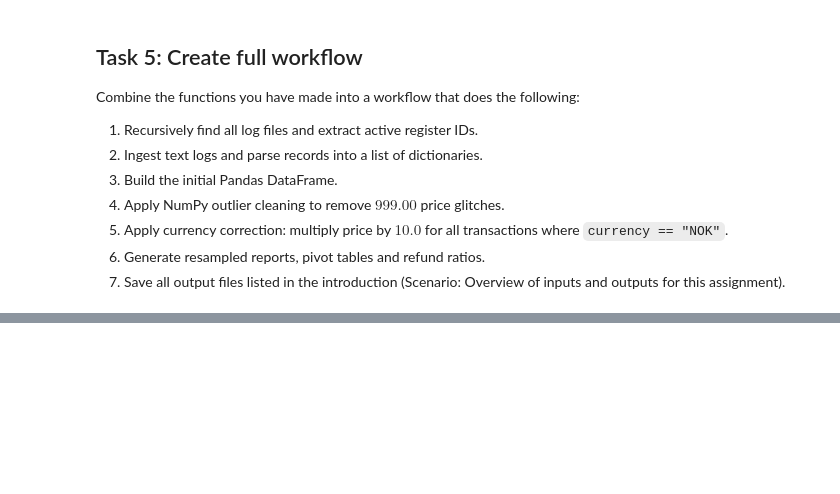
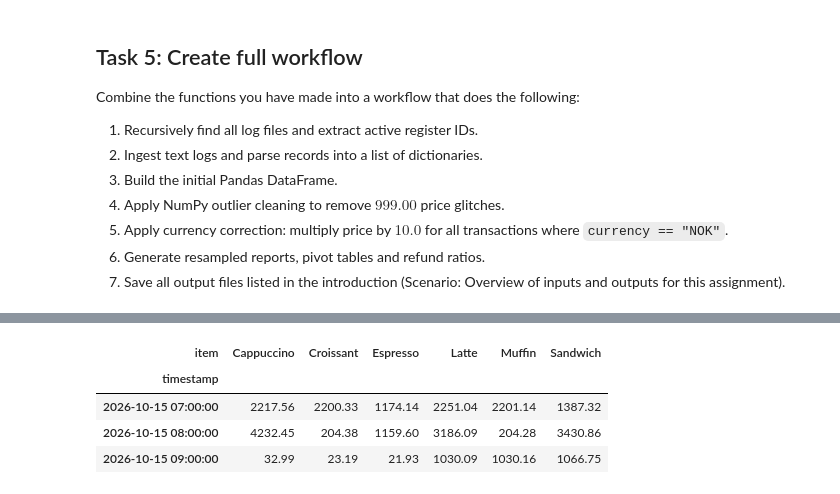
Before and after one commit to Mehdihey/-inf201-deliverable2, a Jupyter notebook: deliverable_2.ipynb, the cells around one changed output, grey strips where cells are left out. Cells and saved outputs as stored; diff of their text form; code cells hidden in the pictures; blank space fills up the shorter version.

```diff
--- a/deliverable_2.ipynb
+++ b/deliverable_2.ipynb
@@ -358,0 +425,8 @@ Combine the functions you have made into a workflow that does the following:
+# %%
+hourly
+# %% [output]
+| item | Cappuccino | Croissant | Espresso | Latte | Muffin | Sandwich |
+| timestamp |  |  |  |  |  |  |
+| 2026-10-15 07:00:00 | 2217.56 | 2200.33 | 1174.14 | 2251.04 | 2201.14 | 1387.32 |
+| 2026-10-15 08:00:00 | 4232.45 | 204.38 | 1159.60 | 3186.09 | 204.28 | 3430.86 |
+| 2026-10-15 09:00:00 | 32.99 | 23.19 | 21.93 | 1030.09 | 1030.16 | 1066.75 |
```
Also changed, not shown: parts of 7 cells of this notebook.
